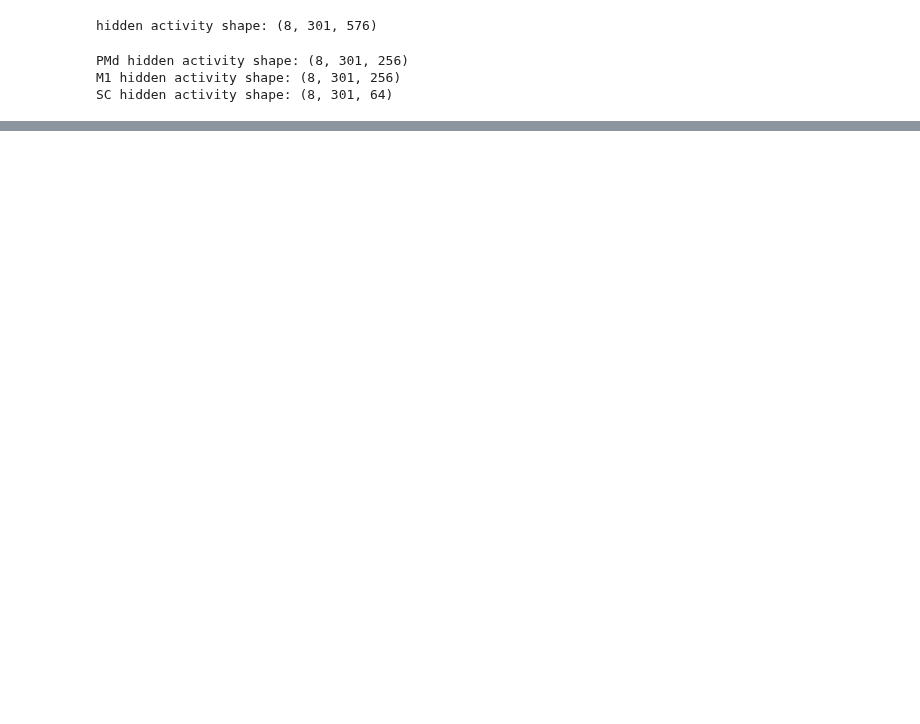
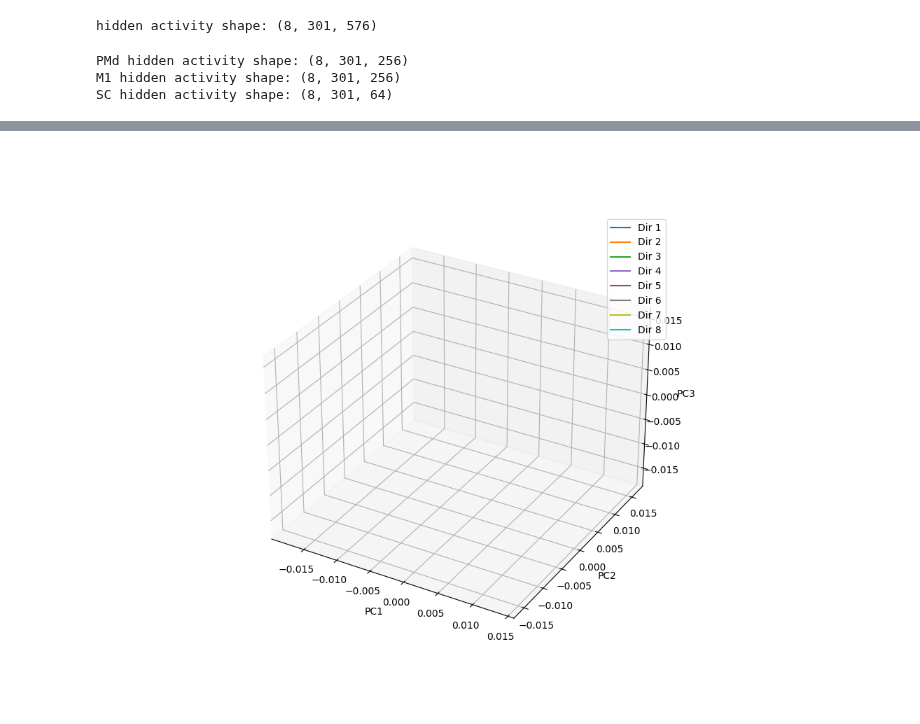
Before and after one commit to paulgribble/motornet_demo, a Jupyter notebook: demo1_modular_visualize.ipynb, the cells around one changed output, grey strips where cells are left out. Cells and saved outputs as stored; diff of their text form; code cells hidden in the pictures; blank space fills up the shorter version.

```diff
--- a/demo1_modular_visualize.ipynb
+++ b/demo1_modular_visualize.ipynb
@@ -156,0 +133,81 @@ plt.show()
+# %%
+from matplotlib.animation import FuncAnimation
+
+fig = plt.figure(figsize=(10, 8))
+ax = fig.add_subplot(111, projection='3d')
+
+colors = plt.cm.tab10(np.linspace(0, 1, X.shape[1]))
+go_times = episode_data['delay_go_times']
+
+# Set axis limits based on full data range with equal aspect ratio
+x_min, x_max = X_pca[:, :, 0].min(), X_pca[:, :, 0].max()
+y_min, y_max = X_pca[:, :, 1].min(), X_pca[:, :, 1].max()
+z_min, z_max = X_pca[:, :, 2].min(), X_pca[:, :, 2].max()
+
+# Find the maximum range and use it for all axes
+max_range = max(x_max - x_min, y_max - y_min, z_max - z_min)
+padding = max_range * 0.05
+
+# Center each axis around its midpoint with equal range
+x_mid, y_mid, z_mid = (x_min + x_max) / 2, (y_min + y_max) / 2, (z_min + z_max) / 2
+ax.set_xlim(x_mid - max_range/2 - padding, x_mid + max_range/2 + padding)
+ax.set_ylim(y_mid - max_range/2 - padding, y_mid + max_range/2 + padding)
+ax.set_zlim(z_mid - max_range/2 - padding, z_mid + max_range/2 + padding)
+ax.set_xlabel('PC1')
+ax.set_ylabel('PC2')
+ax.set_zlabel('PC3')
+
+# Initialize line objects for each condition
+lines = [ax.plot([], [], [], color=colors[cond], label=f"Dir {cond+1}")[0]
+         for cond in range(X.shape[1])]
+
+# Initialize markers for current position (circles) and go signal (squares)
+markers = [ax.scatter([], [], [], color=colors[cond], s=60, zorder=5)
+           for cond in range(X.shape[1])]
+go_markers = [ax.scatter([], [], [], color=colors[cond], marker='s', s=80,
+                         edgecolors='black', linewidths=1, zorder=6)
+              for cond in range(X.shape[1])]
+
+# Time text
+time_text = ax.text2D(0.02, 0.95, '', transform=ax.transAxes, fontsize=12)
+
+ax.legend(loc='upper right')
+
+def init():
+    for line in lines:
+        line.set_data([], [])
+        line.set_3d_properties([])
+    for marker in markers:
+        marker._offsets3d = ([], [], [])
+    for go_marker in go_markers:
+        go_marker._offsets3d = ([], [], [])
+    time_text.set_text('')
+    return lines + markers + go_markers + [time_text]
+
+def animate(frame):
+    for cond in range(X.shape[1]):
+        # Update trajectory line
+        lines[cond].set_data(X_pca[:frame+1, cond, 0], X_pca[:frame+1, cond, 1])
+        lines[cond].set_3d_properties(X_pca[:frame+1, cond, 2])
+
+        # Update current position marker
+        markers[cond]._offsets3d = ([X_pca[frame, cond, 0]],
+                                    [X_pca[frame, cond, 1]],
+                                    [X_pca[frame, cond, 2]])
+
+        # Show go signal marker once we pass that time
+        if frame >= go_times[cond]:
+            go_markers[cond]._offsets3d = ([X_pca[go_times[cond], cond, 0]],
+                                           [X_pca[go_times[cond], cond, 1]],
+                                           [X_pca[go_times[cond], cond, 2]])
+
+    time_text.set_text(f't = {frame * episode_data["dt"]:.2f}s')
+    return lines + markers + go_markers + [time_text]
+
+# Animate every 3rd frame for speed (adjust interval for playback speed)
+anim = FuncAnimation(fig, animate, init_func=init, frames=range(0, X_pca.shape[0], 3),
+                     interval=30, blit=False)
+
+plt.show()
+# %% [output]
+[figure, added]
```
Also changed, not shown: parts of 5 cells of this notebook, 10 other files.
